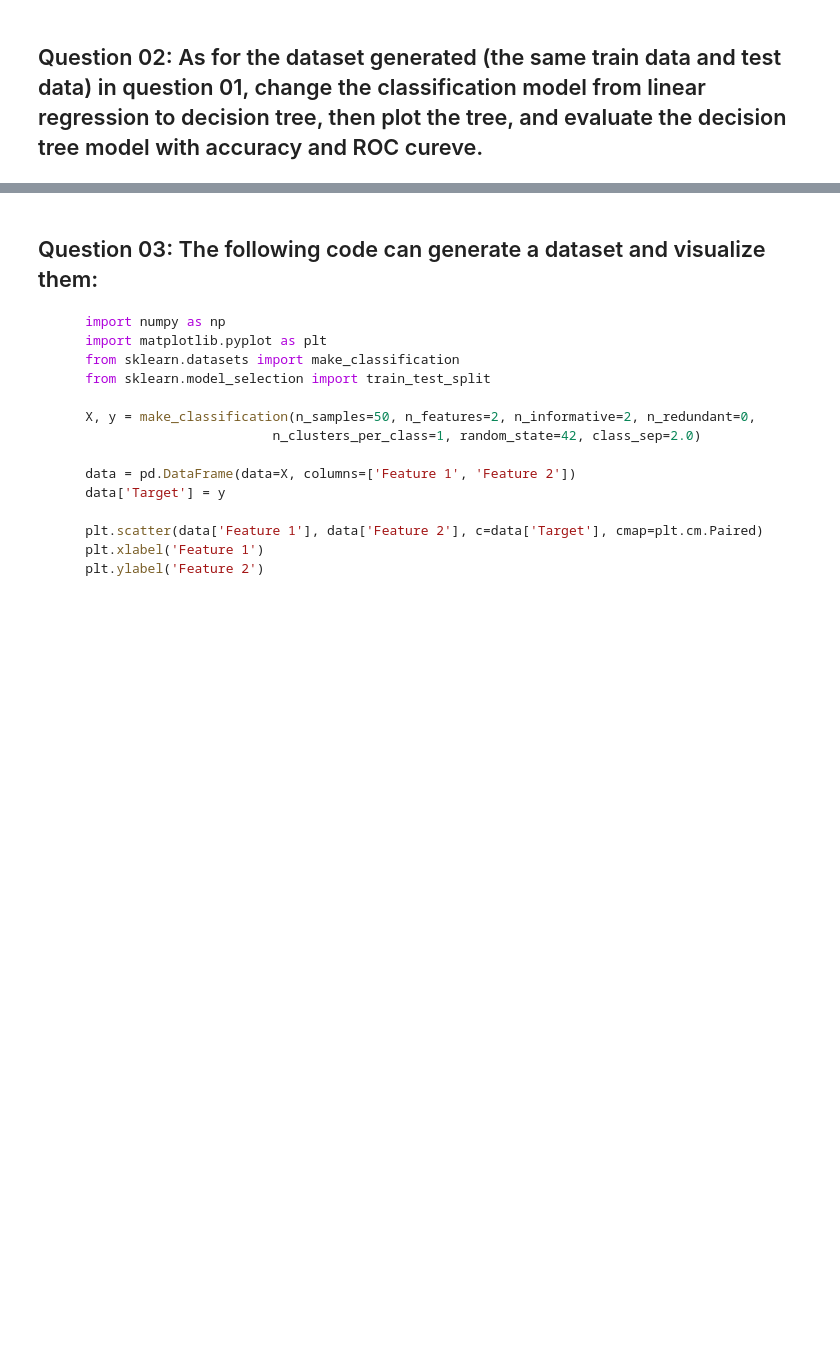
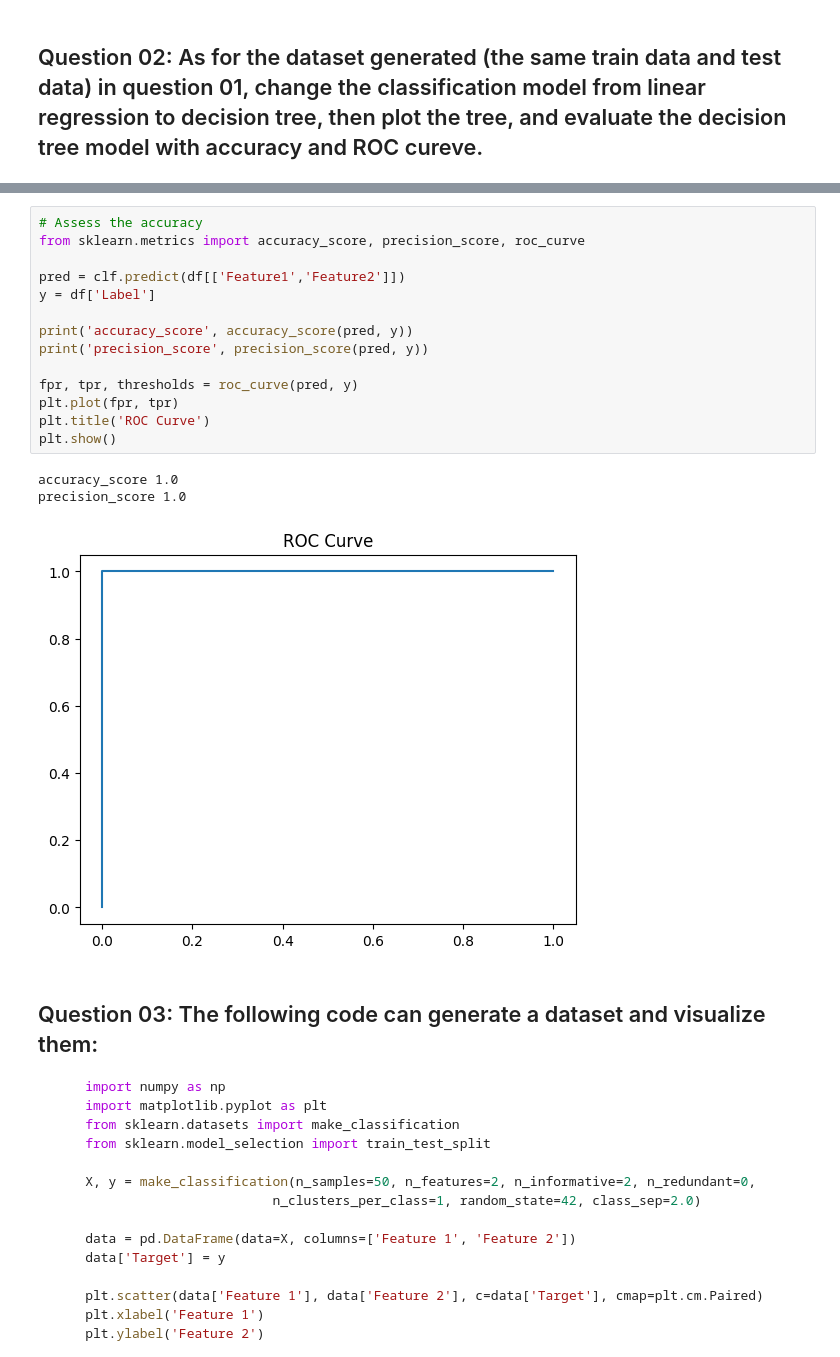
Before and after one commit to felixthe-cat/CIVL3140_clone, a Jupyter notebook: 03 Classification Models (Logistics regression & Decision Trees & Ensemble Learning)/exercise03.ipynb, the cells around one changed output, grey strips where cells are left out. Drawn from its saved outputs; the diff is of its cells as text; blank space fills up the shorter version.

```diff
--- a/03 Classification Models (Logistics regression & Decision Trees & Ensemble Learning)/exercise03.ipynb
+++ b/03 Classification Models (Logistics regression & Decision Trees & Ensemble Learning)/exercise03.ipynb
@@ -140,3 +180,21 @@ plt.show()
+# %%
+# Assess the accuracy
+from sklearn.metrics import accuracy_score, precision_score, roc_curve
+
+pred = clf.predict(df[['Feature1','Feature2']])
+y = df['Label']
+
+print('accuracy_score', accuracy_score(pred, y))
+print('precision_score', precision_score(pred, y))
+
+fpr, tpr, thresholds = roc_curve(pred, y)
+plt.plot(fpr, tpr)
+plt.title('ROC Curve')
+plt.show()
+# %% [output]
+accuracy_score 1.0
+precision_score 1.0
+[figure, added]
 # %% [markdown]
 ## Question 03: The following code can generate a dataset and visualize them:
 
```
Also changed, not shown: parts of 4 cells of this notebook, 2 other files.
